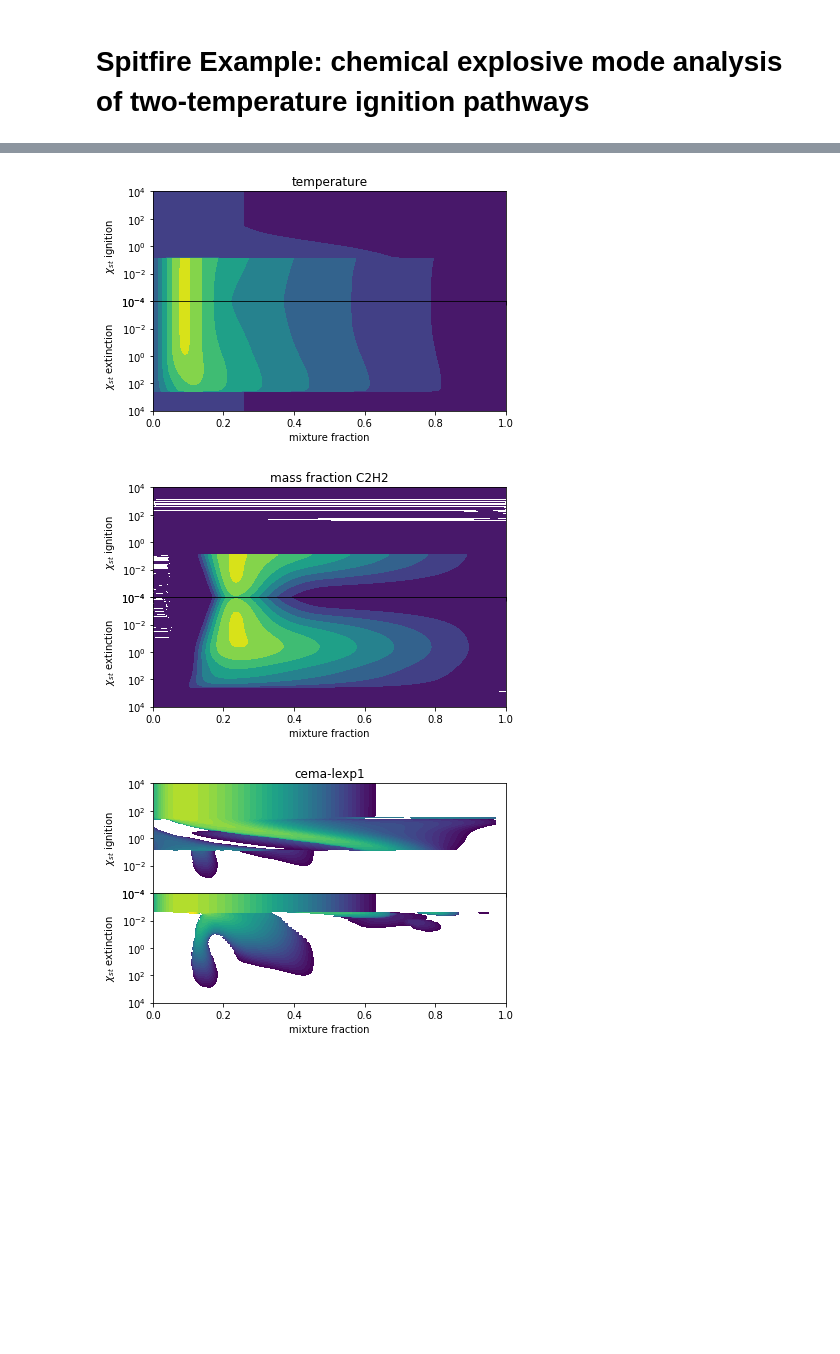
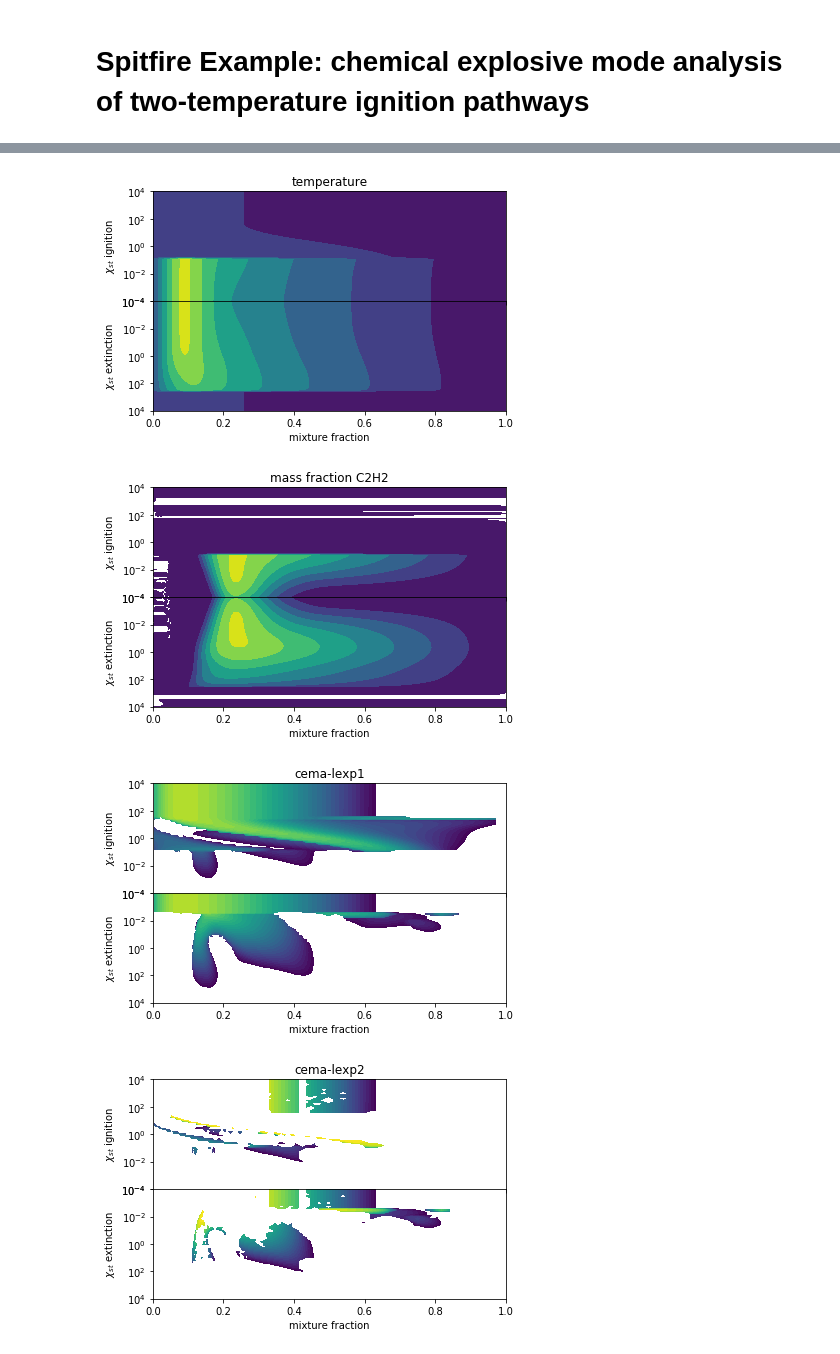
Before and after one commit to sandialabs/Spitfire, a Jupyter notebook: spitfire_demo/flamelet/example_explosive_mode_analysis.ipynb, the cells around one changed output, grey strips where cells are left out. Saved outputs shown, nothing was run; the diff lists cells and outputs as text; code cells hidden in the pictures; blank space fills up the shorter version.

```diff
--- a/spitfire_demo/flamelet/example_explosive_mode_analysis.ipynb
+++ b/spitfire_demo/flamelet/example_explosive_mode_analysis.ipynb
@@ -17,7 +17,7 @@ air.TP = 1200., pressure
 fuel = mechanism.stream('TPX', (300., pressure, 'CH3OCH3:1,CH4:1'))
 
 npts_mixfrac = 128
-nchi = 128
+nchi = 64
 chist_vec = np.logspace(-4., 4., nchi)
 
 flamelet_specs = {'mech_spec': mechanism,
@@ -58,7 +58,7 @@ def generate_ign_ext_branches(flamelet_specs, quantities, include_cema):
         flamelet_specs.update({'stoich_dissipation_rate': chist})
         flamelet_specs.update({'initial_condition': 'unreacted' if ichi == 0 else f.final_interior_state})
         f = Flamelet(**flamelet_specs)
-        f.steady_solve_psitc(verbose=True, log_rate=800, max_iterations=8000, tolerance=1.e-6)
+        f.steady_solve_psitc(verbose=False, log_rate=800, max_iterations=8000, tolerance=1.e-6)
         if include_cema:
             for q in flamelet._enabled_insitu_processors:
                 cema_dict[q] = list()
@@ -75,7 +75,7 @@ def generate_ign_ext_branches(flamelet_specs, quantities, include_cema):
         flamelet_specs.update({'stoich_dissipation_rate': chist})
         flamelet_specs.update({'initial_condition': f.final_interior_state})
         f = Flamelet(**flamelet_specs)
-        f.steady_solve_psitc(verbose=True, log_rate=800, max_iterations=8000, tolerance=1.e-6)
+        f.steady_solve_psitc(verbose=False, log_rate=800, max_iterations=8000, tolerance=1.e-6)
         if include_cema:
             for q in flamelet._enabled_insitu_processors:
                 cema_dict[q] = list()
@@ -88,6 +88,8 @@ def generate_ign_ext_branches(flamelet_specs, quantities, include_cema):
             l_ext[quantity][ichi, :] = data_dict[quantity].ravel()
         print(f'{chist:.1e}', end=', ')
 
+    print(f'Branch generation complete!\n')
+
     return dict({'ext': l_ext, 'ign': l_ign})
 # %%
 libraries = dict()
@@ -160,10 +148,12 @@ make_ignext_plot(ld, 'cema-lexp1', np.logspace(-2, 4, 40), LogNorm(vmin=1.e-2, v
 # %%
 ld = libraries['dme 800 K']
 
 make_ignext_plot(ld, 'temperature')
 make_ignext_plot(ld, 'mass fraction C2H2')
 make_ignext_plot(ld, 'cema-lexp1', np.logspace(-2, 4, 40), LogNorm(vmin=1.e-2, vmax=1e4))
+make_ignext_plot(ld, 'cema-lexp2', np.logspace(-2, 2, 40), LogNorm(vmin=1.e-2, vmax=1e2))
 # %% [output]
 [figure]
-[figure, old version]
+[figure, new version]
-[figure, old version]
+[figure, new version]
+[figure, added]
```
Also changed, not shown: parts of 3 cells of this notebook, 4 other files.
